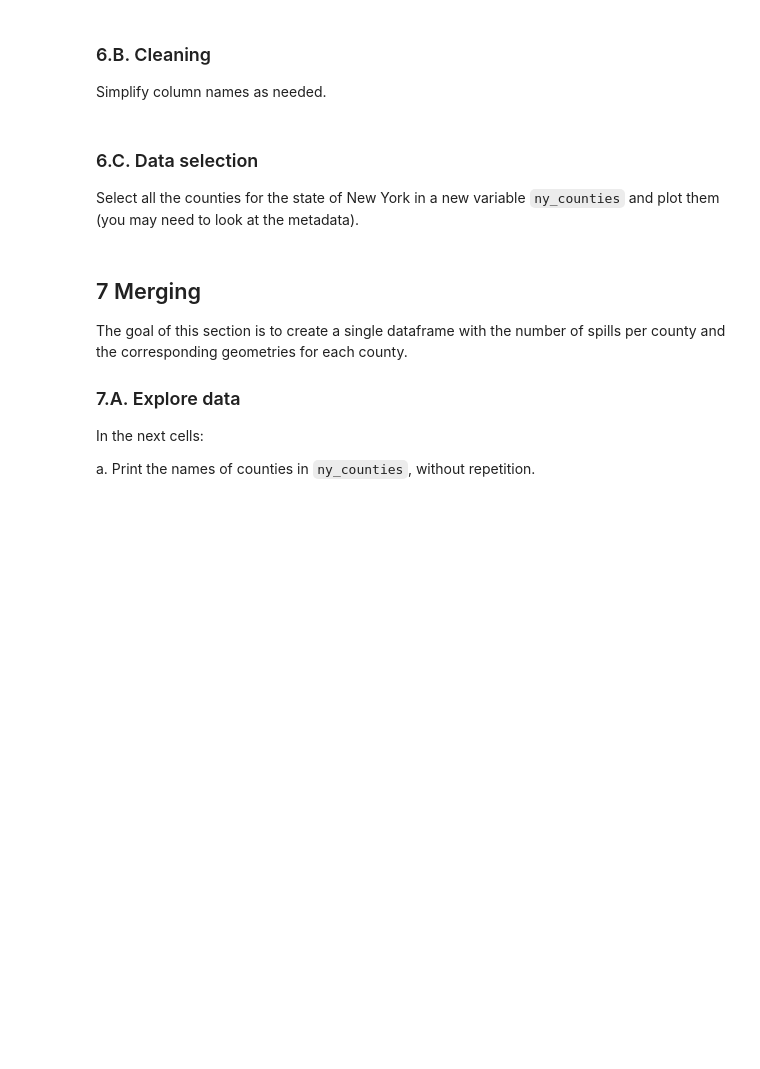
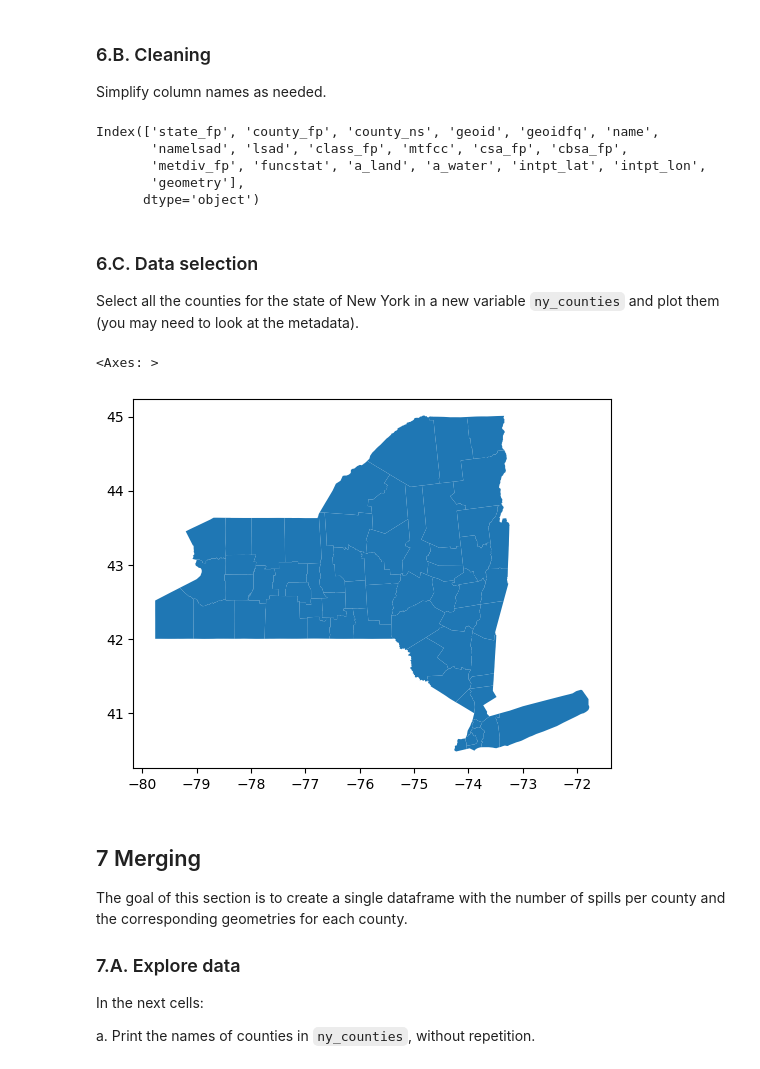
Before and after one commit to vedikaS-byte/eds220-hwk3, a Jupyter notebook: hwk3-task1-spills.ipynb, the cells around one changed output. Cells and saved outputs as stored; diff of their text form; code cells hidden in the pictures; blank space fills up the shorter version.

Commit message:
Cleaned the column names, selected for counties in NY, and plotted the newly subsetted data frame to confirm that only counties in NY are included.

```diff
--- a/hwk3-task1-spills.ipynb
+++ b/hwk3-task1-spills.ipynb
@@ -373,6 +371,16 @@ counties.plot()
 ### 6.B. Cleaning
 
 Simplify column names as needed.
+# %%
+# Set column names to lower case and separated by "_"
+counties.columns = counties.columns.str.lower().str.replace('fp', '_fp').str.replace('ns','_ns').str.replace('aland', 'a_land').str.replace('awater', 'a_water').str.replace('intpt','intpt_')
+counties.columns
+# %% [output]
+Index(['state_fp', 'county_fp', 'county_ns', 'geoid', 'geoidfq', 'name',
+       'namelsad', 'lsad', 'class_fp', 'mtfcc', 'csa_fp', 'cbsa_fp',
+       'metdiv_fp', 'funcstat', 'a_land', 'a_water', 'intpt_lat', 'intpt_lon',
+       'geometry'],
+      dtype='object')
 # %% [markdown]
 <!-- END QUESTION -->
 
@@ -381,6 +389,16 @@ Simplify column names as needed.
 ### 6.C. Data selection
 
 Select all the counties for the state of New York in a new variable `ny_counties` and plot them (you may need to look at the metadata).
+# %%
+# According to the state geocodes (v2020), New York is associated with the state code "36"
+# Select only counties in New York
+ny_counties = counties[counties["state_fp"] == "36"]
+
+# Plot to confirm only counties in NY are contained
+ny_counties.plot()
+# %% [output]
+<Axes: >
+[figure, added]
 # %% [markdown]
 <!-- END QUESTION -->
 
```
Also changed, not shown: parts of 1 cell of this notebook.
